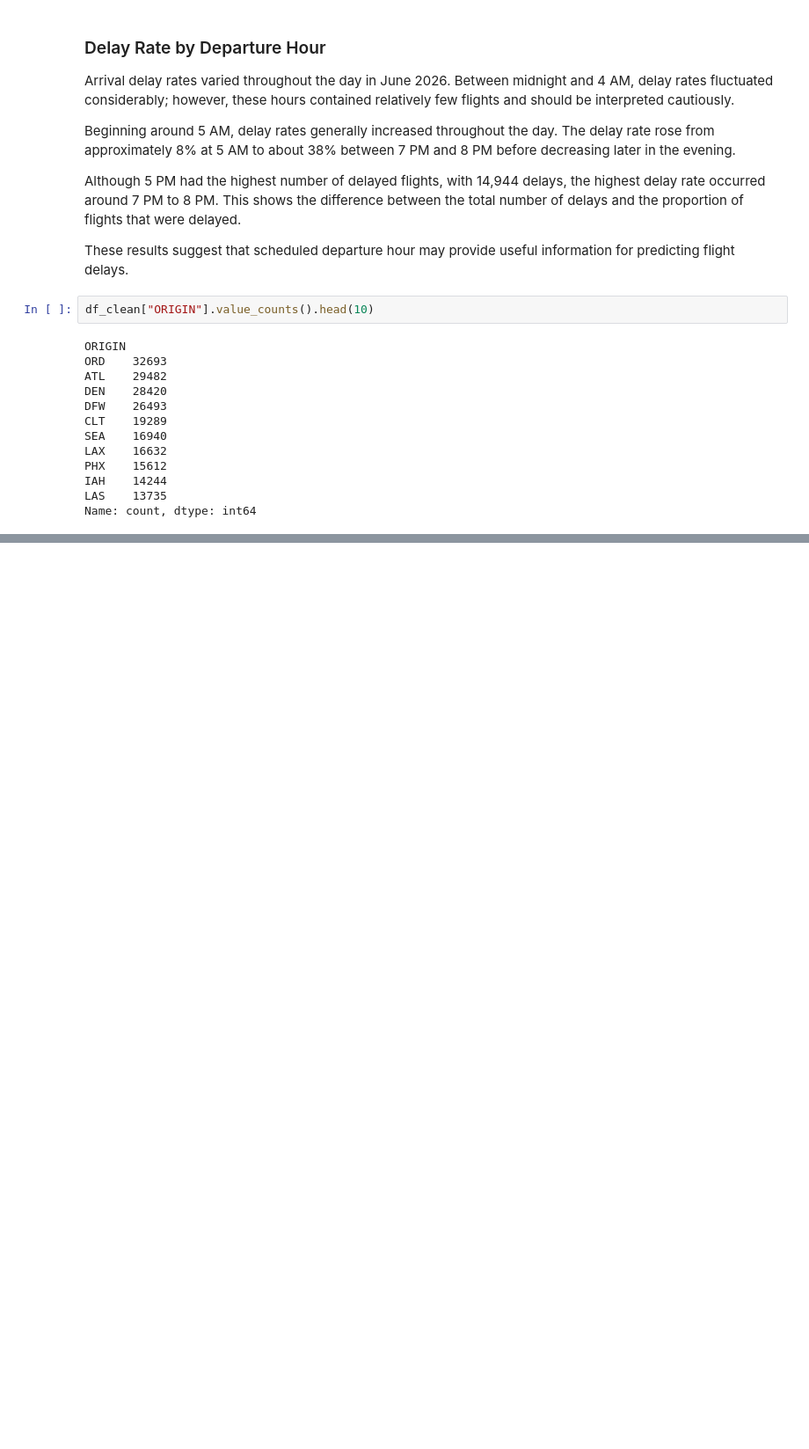
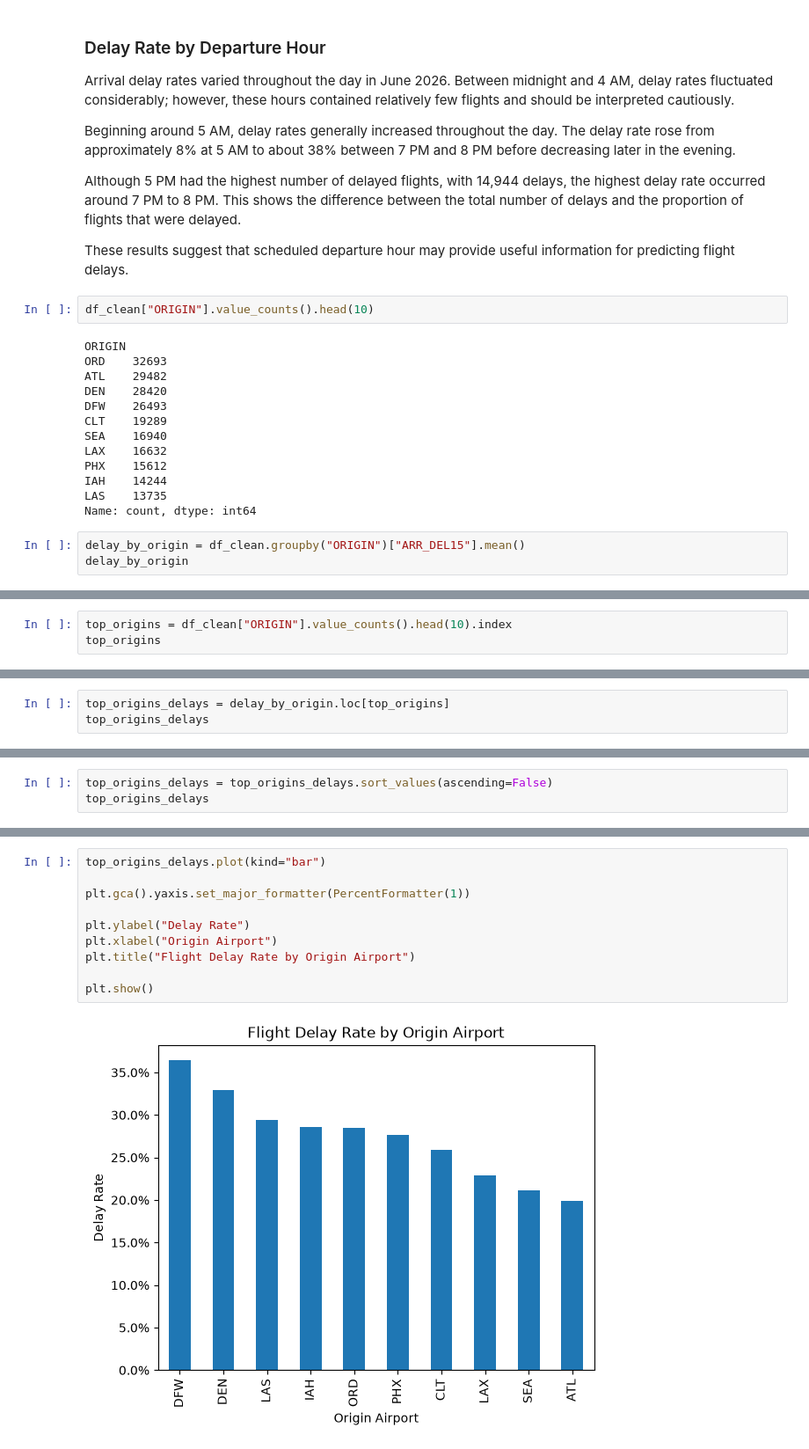
Before and after one commit to JessicaBrantley/flight-delay-prediction, a Jupyter notebook: notebooks/01_data_exploration.ipynb, the cells around one changed output, grey strips where cells are left out. Shown at 88% size. Saved outputs shown, nothing was run; the diff lists cells and outputs as text; blank space fills up the shorter version.

```diff
--- a/notebooks/01_data_exploration.ipynb
+++ b/notebooks/01_data_exploration.ipynb
@@ -558,3 +558,6 @@ PHX    15612
 IAH    14244
 LAS    13735
 Name: count, dtype: int64
+# %%
+delay_by_origin = df_clean.groupby("ORIGIN")["ARR_DEL15"].mean()
+delay_by_origin
@@ -560,0 +578,3 @@ Name: count, dtype: int64
+# %%
+top_origins = df_clean["ORIGIN"].value_counts().head(10).index
+top_origins
@@ -560,0 +583,3 @@ Name: count, dtype: int64
+# %%
+top_origins_delays = delay_by_origin.loc[top_origins]
+top_origins_delays
@@ -560,0 +599,3 @@ Name: count, dtype: int64
+# %%
+top_origins_delays = top_origins_delays.sort_values(ascending=False)
+top_origins_delays
@@ -560,0 +615,12 @@ Name: count, dtype: int64
+# %%
+top_origins_delays.plot(kind="bar")
+
+plt.gca().yaxis.set_major_formatter(PercentFormatter(1))
+
+plt.ylabel("Delay Rate")
+plt.xlabel("Origin Airport")
+plt.title("Flight Delay Rate by Origin Airport")
+
+plt.show()
+# %% [output]
+[figure, added]
```
Also changed, not shown: parts of 15 cells of this notebook.
